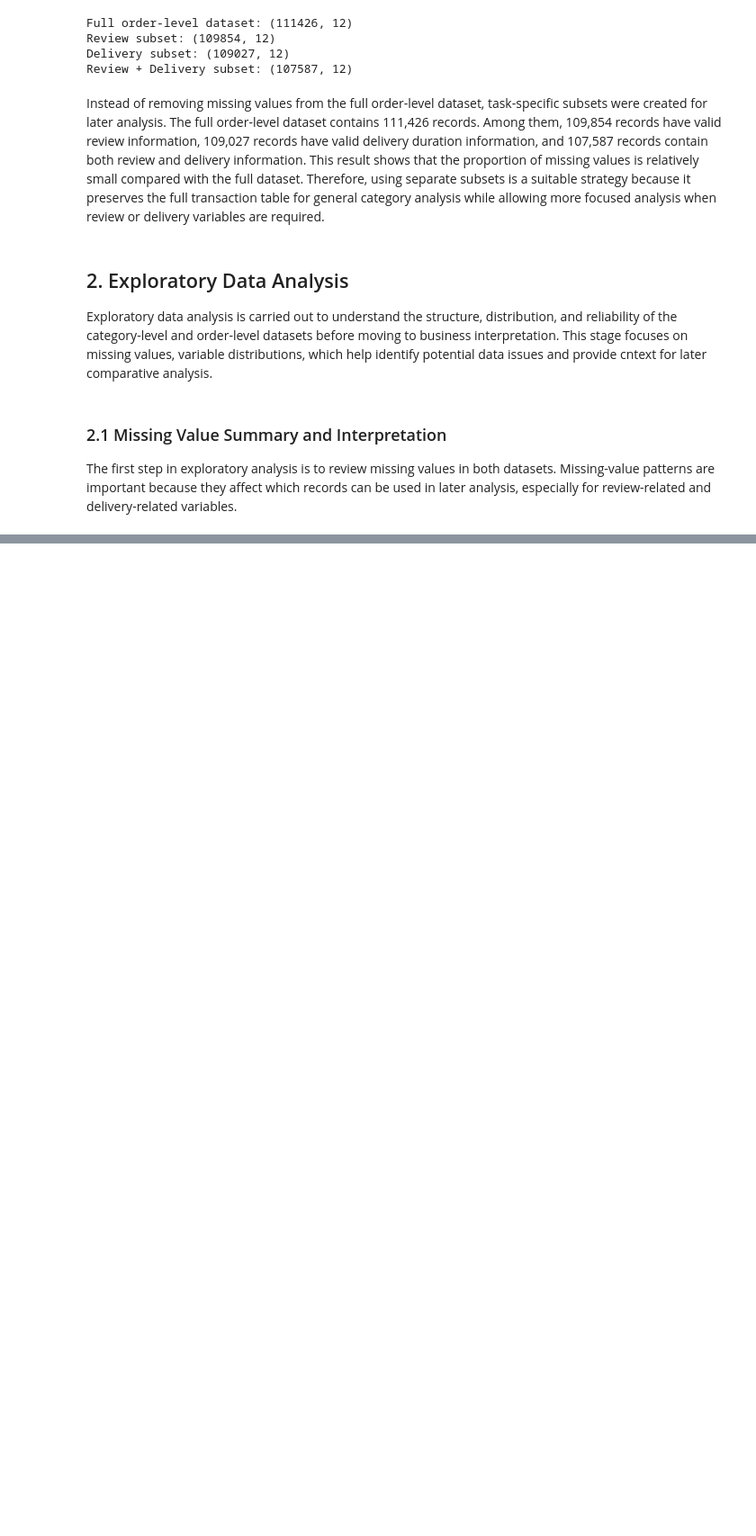
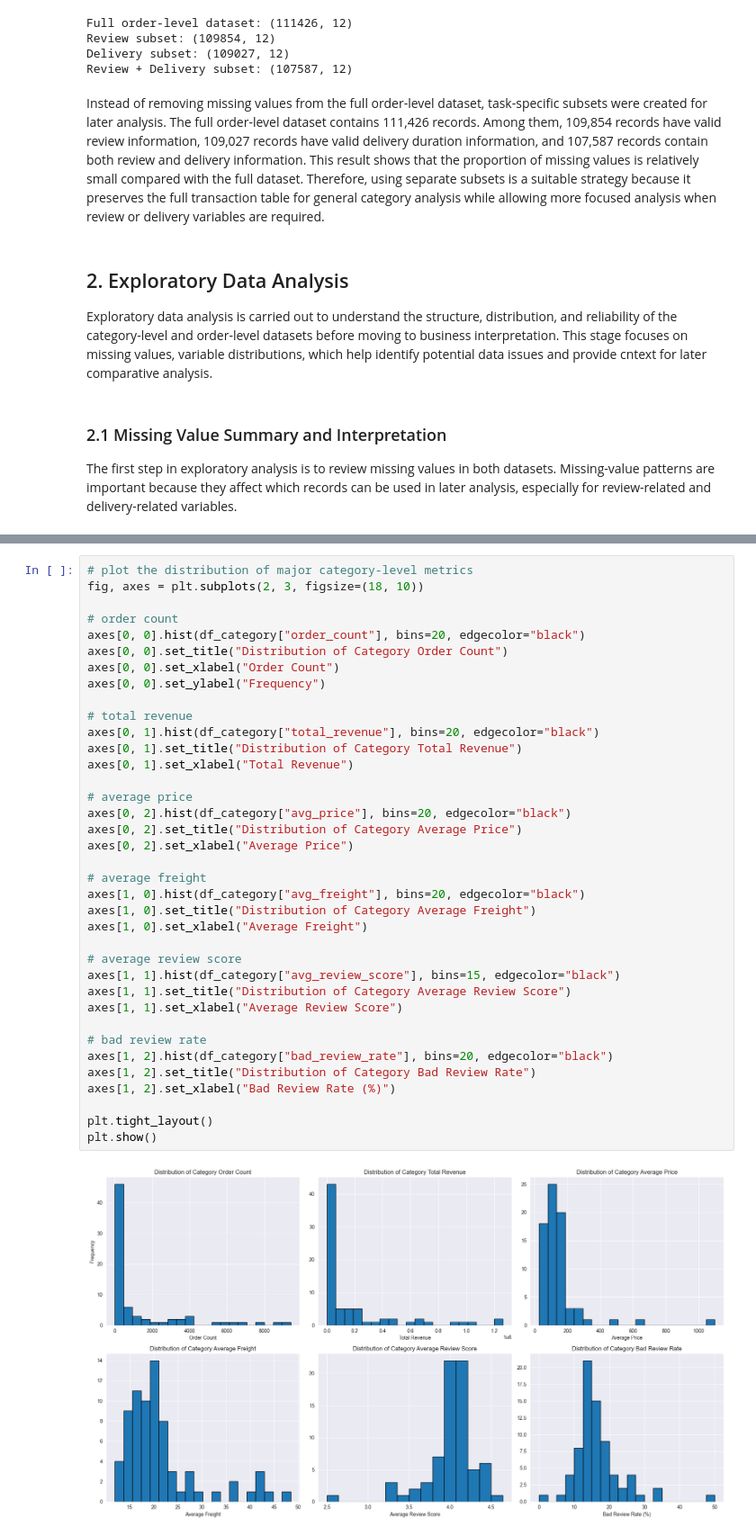
Before and after one commit to WangXin154/E-commerce_decision-making-_intelligence, a Jupyter notebook: Statistical_analysis_report/03_product_category_analysis.ipynb, the cells around one changed output, grey strips where cells are left out. Shown at 90% size. Cells and saved outputs as stored; diff of their text form; blank space fills up the shorter version.

```diff
--- a/Statistical_analysis_report/03_product_category_analysis.ipynb
+++ b/Statistical_analysis_report/03_product_category_analysis.ipynb
@@ -277,0 +289,39 @@ Missing values in order-level dataset:
+# %%
+# plot the distribution of major category-level metrics
+fig, axes = plt.subplots(2, 3, figsize=(18, 10))
+
+# order count
+axes[0, 0].hist(df_category["order_count"], bins=20, edgecolor="black")
+axes[0, 0].set_title("Distribution of Category Order Count")
+axes[0, 0].set_xlabel("Order Count")
+axes[0, 0].set_ylabel("Frequency")
+
+# total revenue
+axes[0, 1].hist(df_category["total_revenue"], bins=20, edgecolor="black")
+axes[0, 1].set_title("Distribution of Category Total Revenue")
+axes[0, 1].set_xlabel("Total Revenue")
+
+# average price
+axes[0, 2].hist(df_category["avg_price"], bins=20, edgecolor="black")
+axes[0, 2].set_title("Distribution of Category Average Price")
+axes[0, 2].set_xlabel("Average Price")
+
+# average freight
+axes[1, 0].hist(df_category["avg_freight"], bins=20, edgecolor="black")
+axes[1, 0].set_title("Distribution of Category Average Freight")
+axes[1, 0].set_xlabel("Average Freight")
+
+# average review score
+axes[1, 1].hist(df_category["avg_review_score"], bins=15, edgecolor="black")
+axes[1, 1].set_title("Distribution of Category Average Review Score")
+axes[1, 1].set_xlabel("Average Review Score")
+
+# bad review rate
+axes[1, 2].hist(df_category["bad_review_rate"], bins=20, edgecolor="black")
+axes[1, 2].set_title("Distribution of Category Bad Review Rate")
+axes[1, 2].set_xlabel("Bad Review Rate (%)")
+
+plt.tight_layout()
+plt.show()
+# %% [output]
+[figure, added]
```
Also changed, not shown: parts of 22 cells of this notebook.
